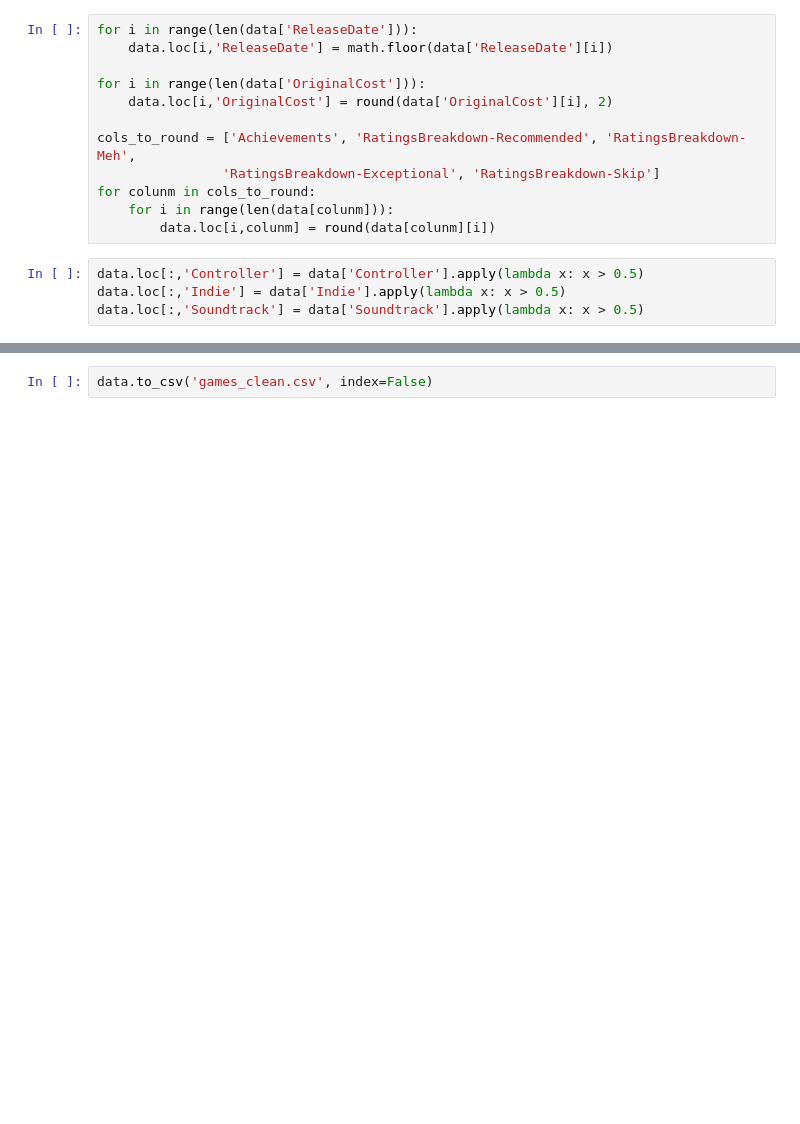
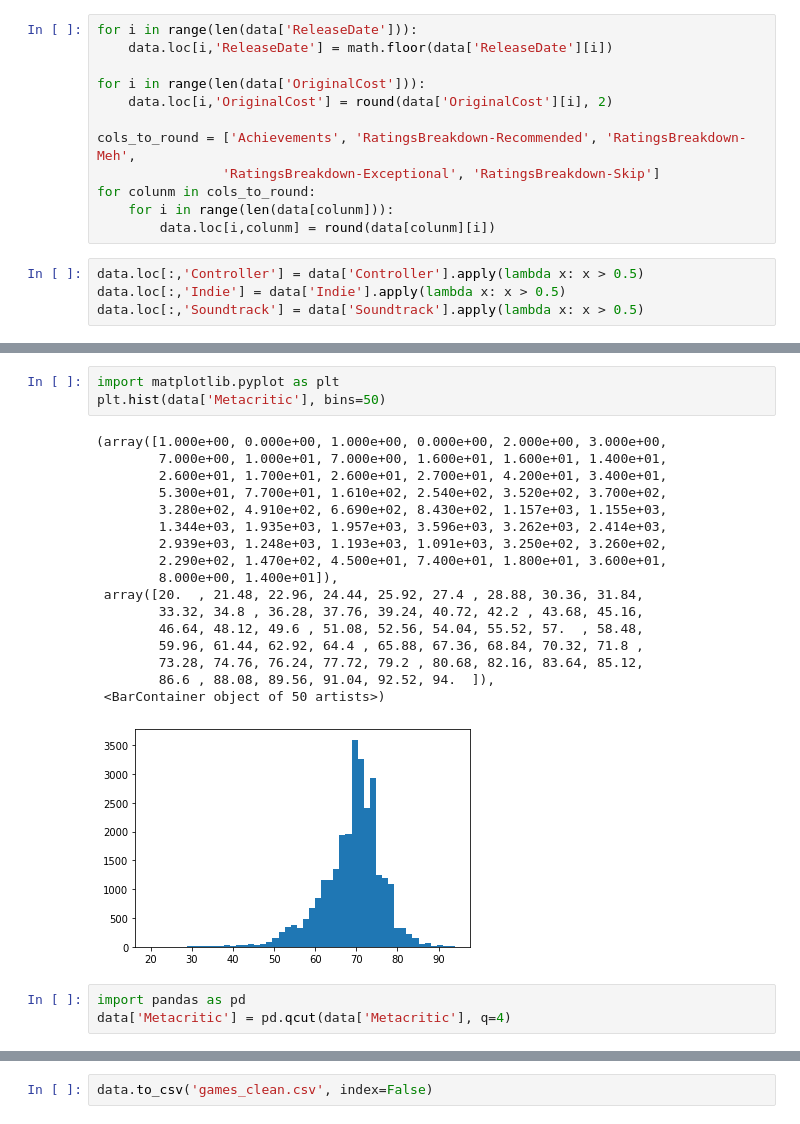
Before and after one commit to Asocsar/MD, a Jupyter notebook: Second_Part/Preprocesing-KNN.ipynb, the cells around one changed output, grey strips where cells are left out. Drawn from its saved outputs; the diff is of its cells as text; blank space fills up the shorter version.

```diff
--- a/Second_Part/Preprocesing-KNN.ipynb
+++ b/Second_Part/Preprocesing-KNN.ipynb
@@ -217,0 +409,24 @@ for name in data.columns:
+# %%
+import matplotlib.pyplot as plt
+plt.hist(data['Metacritic'], bins=50)
+# %% [output]
+(array([1.000e+00, 0.000e+00, 1.000e+00, 0.000e+00, 2.000e+00, 3.000e+00,
+        7.000e+00, 1.000e+01, 7.000e+00, 1.600e+01, 1.600e+01, 1.400e+01,
+        2.600e+01, 1.700e+01, 2.600e+01, 2.700e+01, 4.200e+01, 3.400e+01,
+        5.300e+01, 7.700e+01, 1.610e+02, 2.540e+02, 3.520e+02, 3.700e+02,
+        3.280e+02, 4.910e+02, 6.690e+02, 8.430e+02, 1.157e+03, 1.155e+03,
+        1.344e+03, 1.935e+03, 1.957e+03, 3.596e+03, 3.262e+03, 2.414e+03,
+        2.939e+03, 1.248e+03, 1.193e+03, 1.091e+03, 3.250e+02, 3.260e+02,
+        2.290e+02, 1.470e+02, 4.500e+01, 7.400e+01, 1.800e+01, 3.600e+01,
+        8.000e+00, 1.400e+01]),
+ array([20.  , 21.48, 22.96, 24.44, 25.92, 27.4 , 28.88, 30.36, 31.84,
+        33.32, 34.8 , 36.28, 37.76, 39.24, 40.72, 42.2 , 43.68, 45.16,
+        46.64, 48.12, 49.6 , 51.08, 52.56, 54.04, 55.52, 57.  , 58.48,
+        59.96, 61.44, 62.92, 64.4 , 65.88, 67.36, 68.84, 70.32, 71.8 ,
+        73.28, 74.76, 76.24, 77.72, 79.2 , 80.68, 82.16, 83.64, 85.12,
+        86.6 , 88.08, 89.56, 91.04, 92.52, 94.  ]),
+ <BarContainer object of 50 artists>)
+[figure, added]
+# %%
+import pandas as pd
+data['Metacritic'] = pd.qcut(data['Metacritic'], q=4)
```
Also changed, not shown: parts of 16 cells of this notebook.
